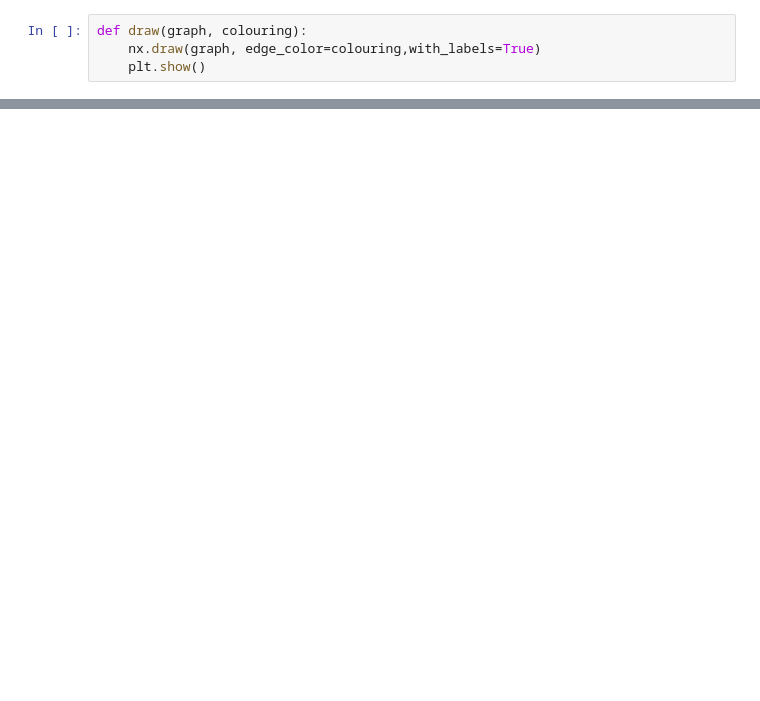
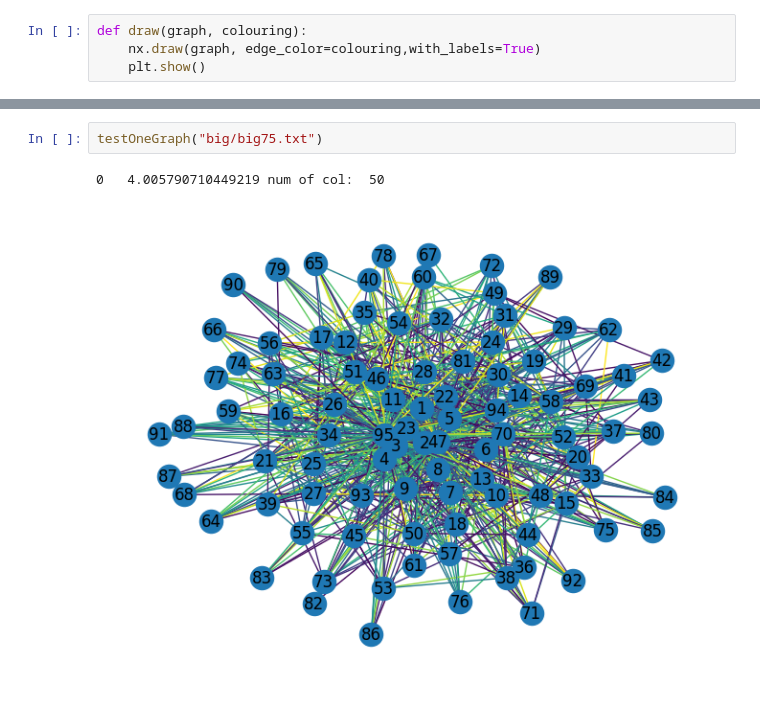
Before and after one commit to ivanaivaneza/minimumEdgeColoring, a Jupyter notebook: vns.ipynb, the cells around one changed output, grey strips where cells are left out. Saved outputs shown, nothing was run; the diff lists cells and outputs as text; blank space fills up the shorter version.

```diff
--- a/vns.ipynb
+++ b/vns.ipynb
@@ -149,0 +225,5 @@ solve(graphTest, 100, 3, 0.3, 1)
+# %%
+testOneGraph("big/big75.txt")
+# %% [output]
+0   4.005790710449219 num of col:  50
+[figure, added]
```
Also changed, not shown: parts of 18 cells of this notebook, 7 other files.
